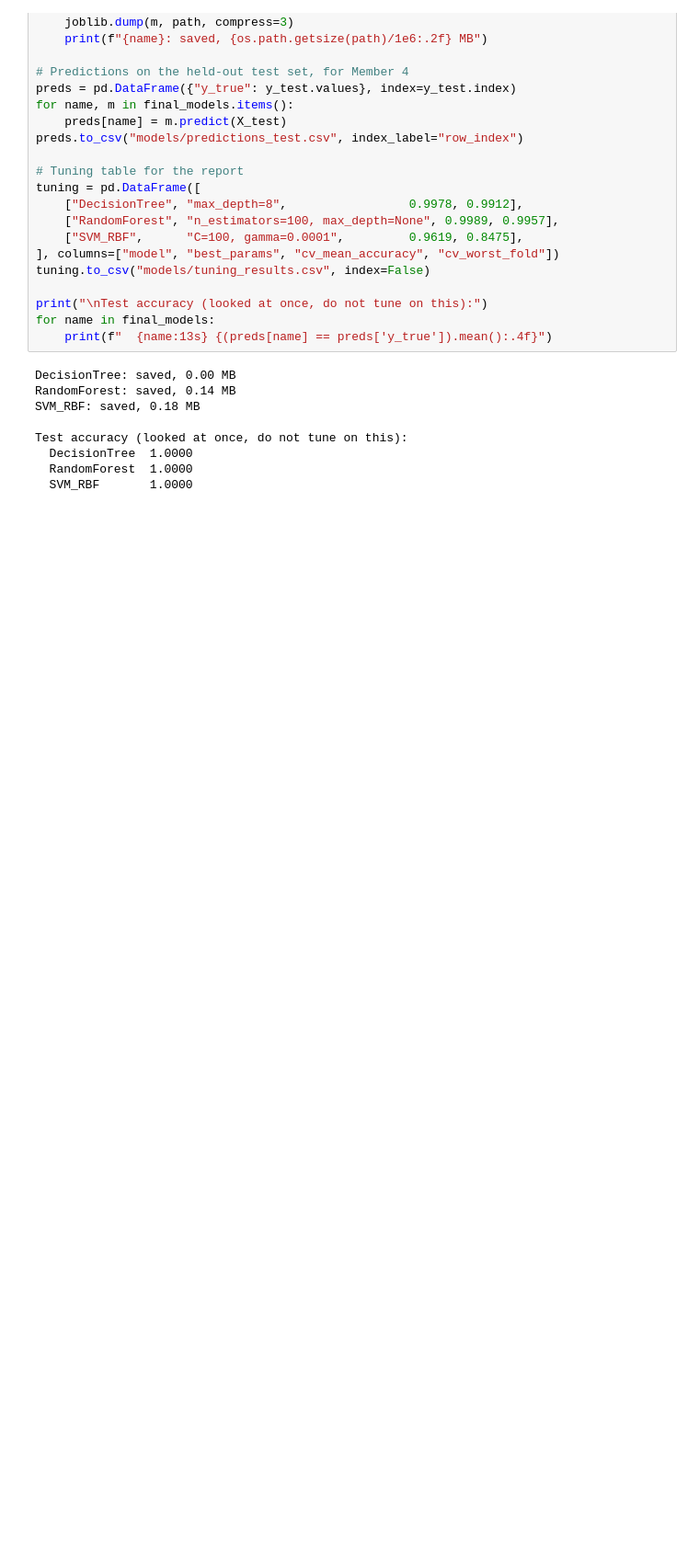
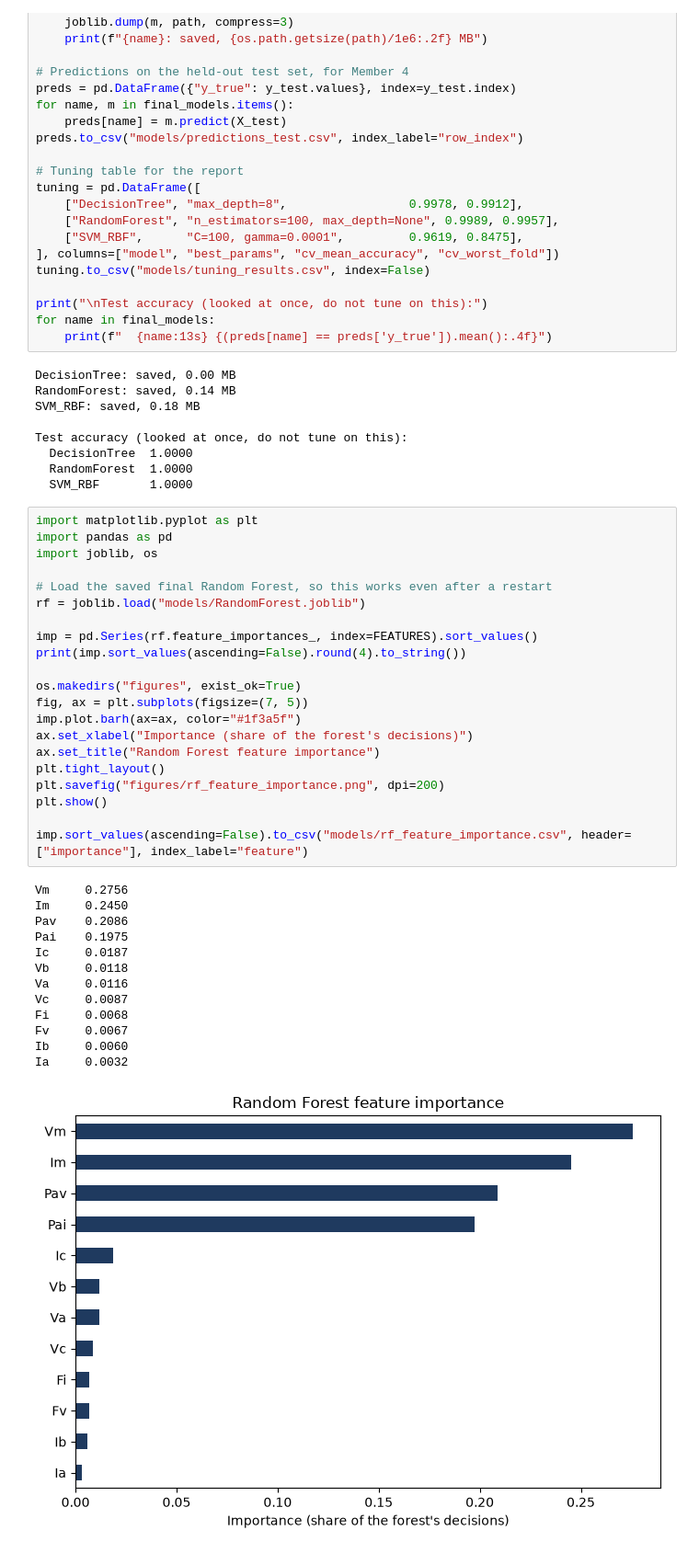
Before and after one commit to Alveera1/ai-grid-fault-classifier, a Jupyter notebook: notebooks/03_modeling.ipynb, the cells around one changed output. Shown at 92% size. Drawn from its saved outputs; the diff is of its cells as text; blank space fills up the shorter version.

Commit message:
Add Random Forest feature importance plot and table

```diff
--- a/notebooks/03_modeling.ipynb
+++ b/notebooks/03_modeling.ipynb
@@ -316,3 +316,38 @@ Test accuracy (looked at once, do not tune on this):
   DecisionTree  1.0000
   RandomForest  1.0000
   SVM_RBF       1.0000
+# %%
+import matplotlib.pyplot as plt
+import pandas as pd
+import joblib, os
+
+# Load the saved final Random Forest, so this works even after a restart
+rf = joblib.load("models/RandomForest.joblib")
+
+imp = pd.Series(rf.feature_importances_, index=FEATURES).sort_values()
+print(imp.sort_values(ascending=False).round(4).to_string())
+
+os.makedirs("figures", exist_ok=True)
+fig, ax = plt.subplots(figsize=(7, 5))
+imp.plot.barh(ax=ax, color="#1f3a5f")
+ax.set_xlabel("Importance (share of the forest's decisions)")
+ax.set_title("Random Forest feature importance")
+plt.tight_layout()
+plt.savefig("figures/rf_feature_importance.png", dpi=200)
+plt.show()
+
+imp.sort_values(ascending=False).to_csv("models/rf_feature_importance.csv", header=["importance"], index_label="feature")
+# %% [output]
+Vm     0.2756
+Im     0.2450
+Pav    0.2086
+Pai    0.1975
+Ic     0.0187
+Vb     0.0118
+Va     0.0116
+Vc     0.0087
+Fi     0.0068
+Fv     0.0067
+Ib     0.0060
+Ia     0.0032
+[figure, added]
```
Also changed, not shown: 2 other files.
